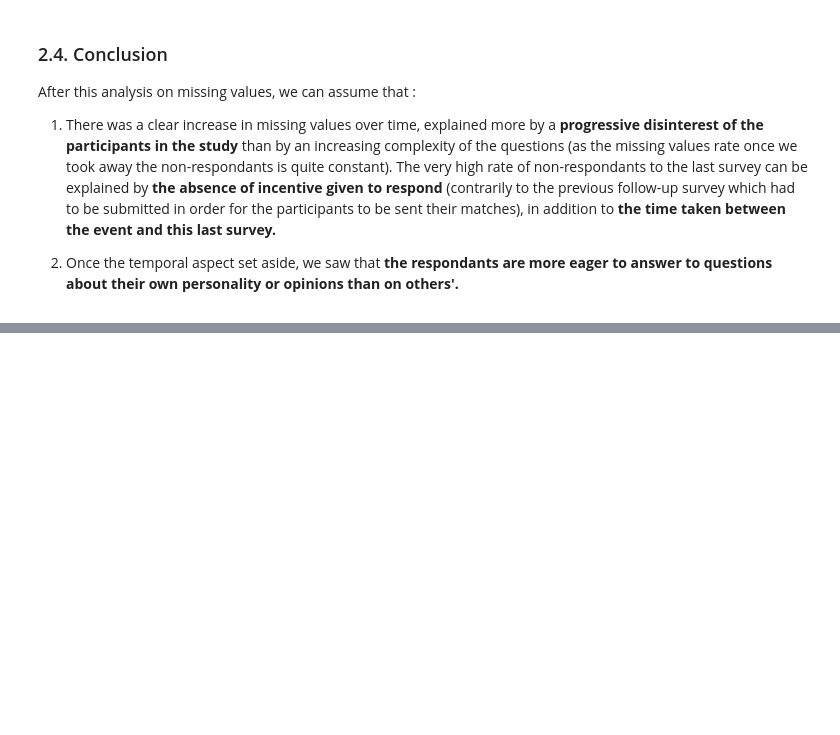
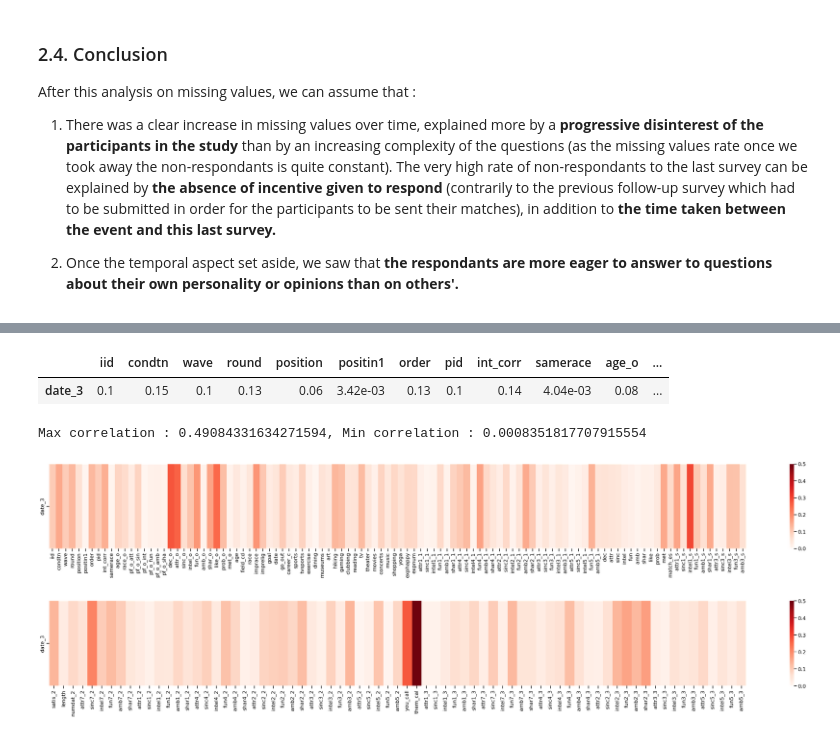
Before and after one commit to Acsts/EDA--Speed_Dating_Experiment, a Jupyter notebook: Project-Speed_Dating.ipynb, the cells around one changed output, grey strips where cells are left out. Cells and saved outputs as stored; diff of their text form; code cells hidden in the pictures; blank space fills up the shorter version.

Commit message:
Added '3. How to have a second date ?' - draft

```diff
--- a/Project-Speed_Dating.ipynb
+++ b/Project-Speed_Dating.ipynb
@@ -671,0 +689,5 @@ After this analysis on missing values, we can assume that :
+# %%
+df_by_iid['had_match'] = df_by_iid['match'] > 0
+df_by_iid['had_date'] = df_by_iid['date_3'].replace({0.0:'No',1.0:'Yes',np.nan:'Unknown'})
+df_by_iid['gender']=df_by_iid['gender'].replace({0:'Female',1:'Male'})
+df_by_iid
@@ -671,0 +728,21 @@ After this analysis on missing values, we can assume that :
+# %%
+corr = df_by_iid.corr().abs().loc[:,['date_3']].drop(['date_3','match','numdat_3','num_in_3','had_match'], axis = 0).transpose()
+corr
+# %% [output]
+|  | iid | condtn | wave | round | position | positin1 | order | pid | int_corr | samerace | age_o | ... |
+| date_3 | 0.1 | 0.15 | 0.1 | 0.13 | 0.06 | 3.42e-03 | 0.13 | 0.1 | 0.14 | 4.04e-03 | 0.08 | ... |
+# %%
+print(f"Max correlation : {corr.max().max()}, Min correlation : {corr.min().min()}")
+# %% [output]
+Max correlation : 0.49084331634271594, Min correlation : 0.0008351817707915554
+# %%
+colormap = 'Reds'
+plt.figure(figsize = (50,5))
+sns.heatmap(corr.loc[:,'iid':'amb3_s'], vmin = 0, vmax = 0.5, cmap = colormap)
+plt.show()
+plt.figure(figsize = (50,5))
+sns.heatmap(corr.loc[:,'satis_2':], vmin = 0, vmax = 0.5, cmap = colormap)
+plt.show()
+# %% [output]
+[figure, added]
+[figure, added]
```
Also changed, not shown: parts of 104 cells of this notebook.
